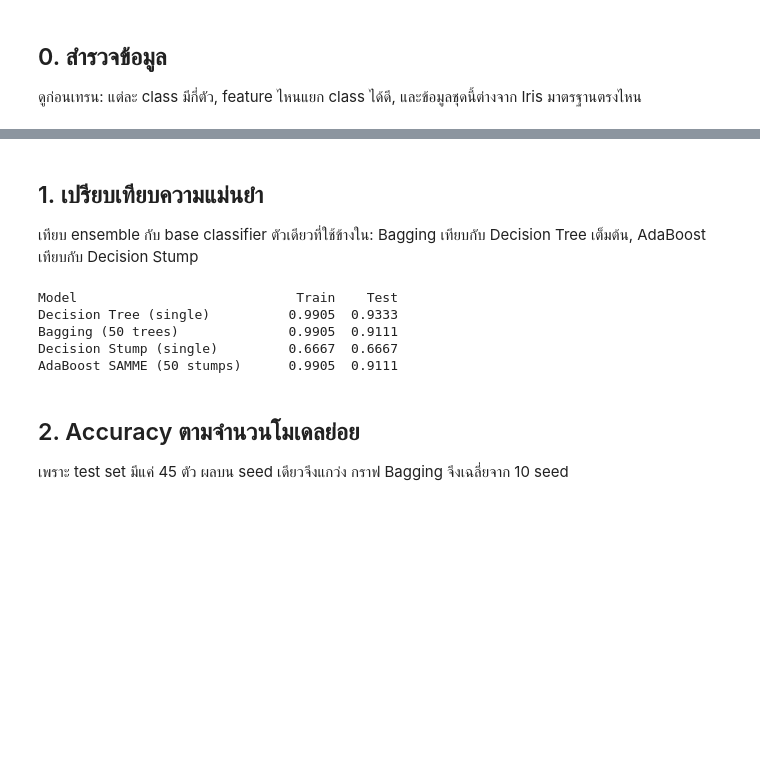
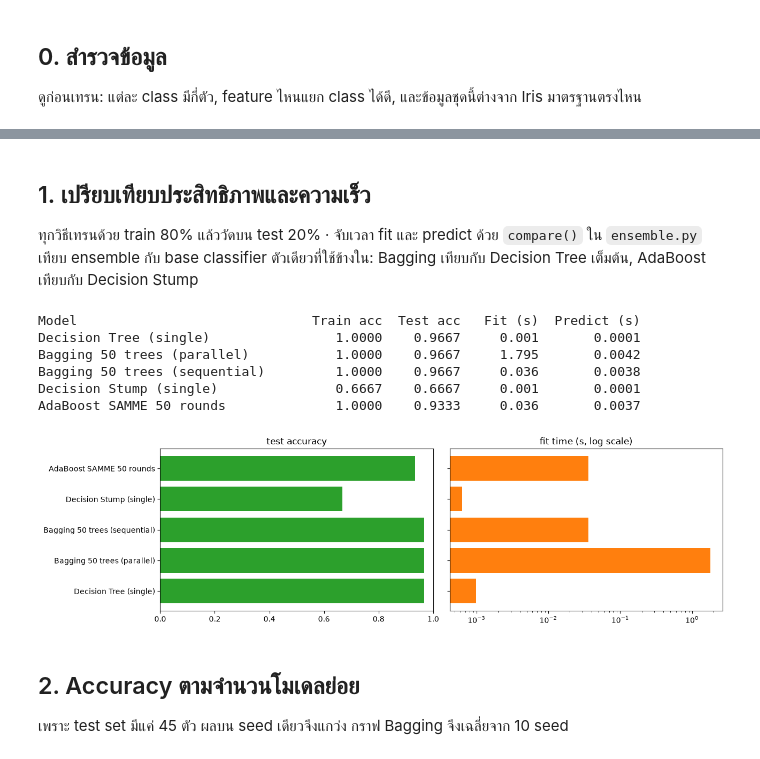
Before and after one commit to Finoria-co/Ensemble-Learning, a Jupyter notebook: ensemble_iris.ipynb, the cells around one changed output, grey strips where cells are left out. Cells and saved outputs as stored; diff of their text form; code cells hidden in the pictures; blank space fills up the shorter version.

```diff
--- a/ensemble_iris.ipynb
+++ b/ensemble_iris.ipynb
@@ -80,23 +81,36 @@ feature เหมือนกันแต่ class ต่างกัน: [6.  3
 # %% [markdown]
-## 1. เปรียบเทียบความแม่นยำ
+## 1. เปรียบเทียบประสิทธิภาพและความเร็ว
+ทุกวิธีเทรนด้วย train 80% แล้ววัดบน test 20% · จับเวลา fit และ predict ด้วย `compare()` ใน `ensemble.py`
 เทียบ ensemble กับ base classifier ตัวเดียวที่ใช้ข้างใน: Bagging เทียบกับ Decision Tree เต็มต้น, AdaBoost เทียบกับ Decision Stump
 # %%
+from ensemble import compare
+
+rows = compare(X_tr, y_tr, X_te, y_te, n_estimators=50)
+print(f"{'Model':<34}{'Train acc':>10}{'Test acc':>10}{'Fit (s)':>10}{'Predict (s)':>13}")
+for r in rows:
+    print(f"{r['model']:<34}{r['train_acc']:>10.4f}{r['test_acc']:>10.4f}{r['fit_s']:>10.3f}{r['predict_s']:>13.4f}")
+
+# โมเดลที่ใช้ต่อในส่วนอื่น (seed เดียวกับในตาราง ผลจึงเหมือนกัน)
 tree  = DecisionTreeClassifier(random_state=0).fit(X_tr, y_tr)
 stump = DecisionTreeClassifier(max_depth=1, random_state=0).fit(X_tr, y_tr)
-bag   = BaggingClassifier(n_estimators=50, parallel=True, seed=0).fit(X_tr, y_tr)
+bag   = BaggingClassifier(n_estimators=50, parallel=False, seed=0).fit(X_tr, y_tr)
 ada   = AdaBoostSAMME(n_estimators=50, seed=0).fit(X_tr, y_tr)
 
-models = {"Decision Tree (single)": tree, "Bagging (50 trees)": bag,
-          "Decision Stump (single)": stump, f"AdaBoost SAMME ({len(ada.alphas_)} stumps)": ada}
-print(f"{'Model':<30}{'Train':>8}{'Test':>8}")
-for name, m in models.items():
-    print(f"{name:<30}{accuracy(y_tr, m.predict(X_tr)):>8.4f}{accuracy(y_te, m.predict(X_te)):>8.4f}")
+# กราฟแท่ง: accuracy และเวลา fit ของแต่ละวิธี
+fig, ax = plt.subplots(1, 2, figsize=(13, 3.8))
+names = [r["model"] for r in rows]
+ax[0].barh(names, [r["test_acc"] for r in rows], color="tab:green"); ax[0].set(xlim=(0, 1), title="test accuracy")
+ax[1].barh(names, [r["fit_s"] for r in rows], color="tab:orange"); ax[1].set(xscale="log", title="fit time (s, log scale)")
+ax[1].set_yticklabels([])
+fig.tight_layout(); plt.show()
 # %% [output]
-Model                            Train    Test
-Decision Tree (single)          0.9905  0.9333
-Bagging (50 trees)              0.9905  0.9111
-Decision Stump (single)         0.6667  0.6667
-AdaBoost SAMME (50 stumps)      0.9905  0.9111
+Model                              Train acc  Test acc   Fit (s)  Predict (s)
+Decision Tree (single)                1.0000    0.9667     0.001       0.0001
+Bagging 50 trees (parallel)           1.0000    0.9667     1.795       0.0042
+Bagging 50 trees (sequential)         1.0000    0.9667     0.036       0.0038
+Decision Stump (single)               0.6667    0.6667     0.001       0.0001
+AdaBoost SAMME 50 rounds              1.0000    0.9333     0.036       0.0037
+[figure, added]
 # %% [markdown]
 ## 2. Accuracy ตามจำนวนโมเดลย่อย
 เพราะ test set มีแค่ 45 ตัว ผลบน seed เดียวจึงแกว่ง กราฟ Bagging จึงเฉลี่ยจาก 10 seed
```
Also changed, not shown: parts of 11 cells of this notebook.
